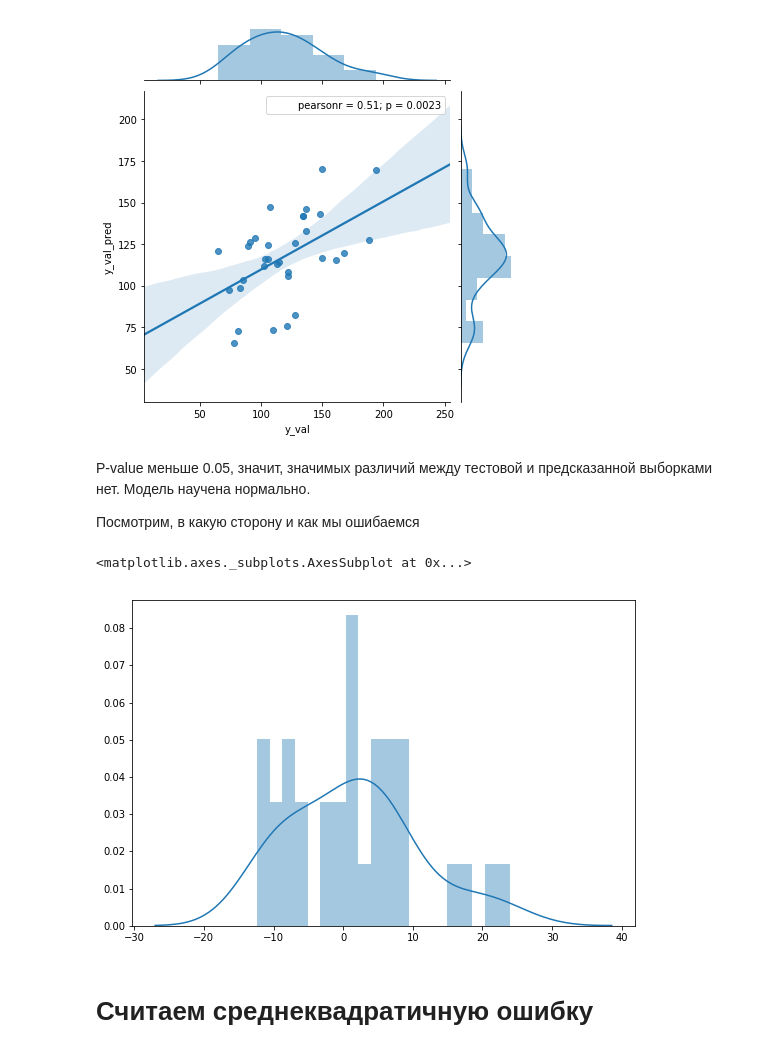
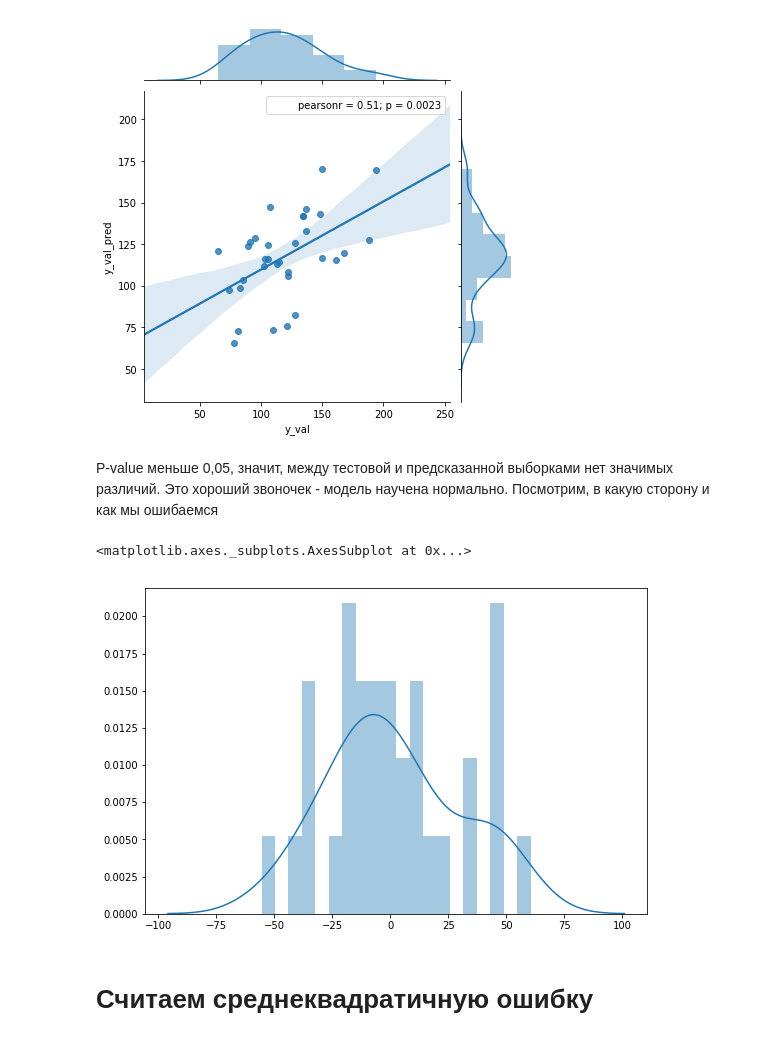
Before and after one commit to IluaMatveev/MyFirstRepository, a Jupyter notebook: Cars_DS_Decision.ipynb, the cells around one changed output. Saved outputs shown, nothing was run; the diff lists cells and outputs as text; code cells hidden in the pictures.

```diff
--- a/Cars_DS_Decision.ipynb
+++ b/Cars_DS_Decision.ipynb
@@ -355,14 +355,13 @@ sns.jointplot(x='y_val', y='y_val_pred',
 # %% [output]
 [figure]
 # %% [markdown]
-P-value меньше 0.05, значит, значимых различий между тестовой и предсказанной выборками нет. Модель научена нормально.
-
+P-value меньше 0,05, значит, между тестовой и предсказанной выборками нет значимых различий. Это хороший звоночек - модель научена нормально.
 Посмотрим, в какую сторону и как мы ошибаемся
 # %%
-sns.distplot(np.sort(y_val)-np.sort(y_val_pred),bins=20)
+sns.distplot(y_val-y_val_pred,bins=20)
 # %% [output]
 <matplotlib.axes._subplots.AxesSubplot at 0x...>
-[figure, old version]
+[figure, new version]
 # %% [markdown]
 # Считаем среднеквадратичную ошибку
 # %%
```
